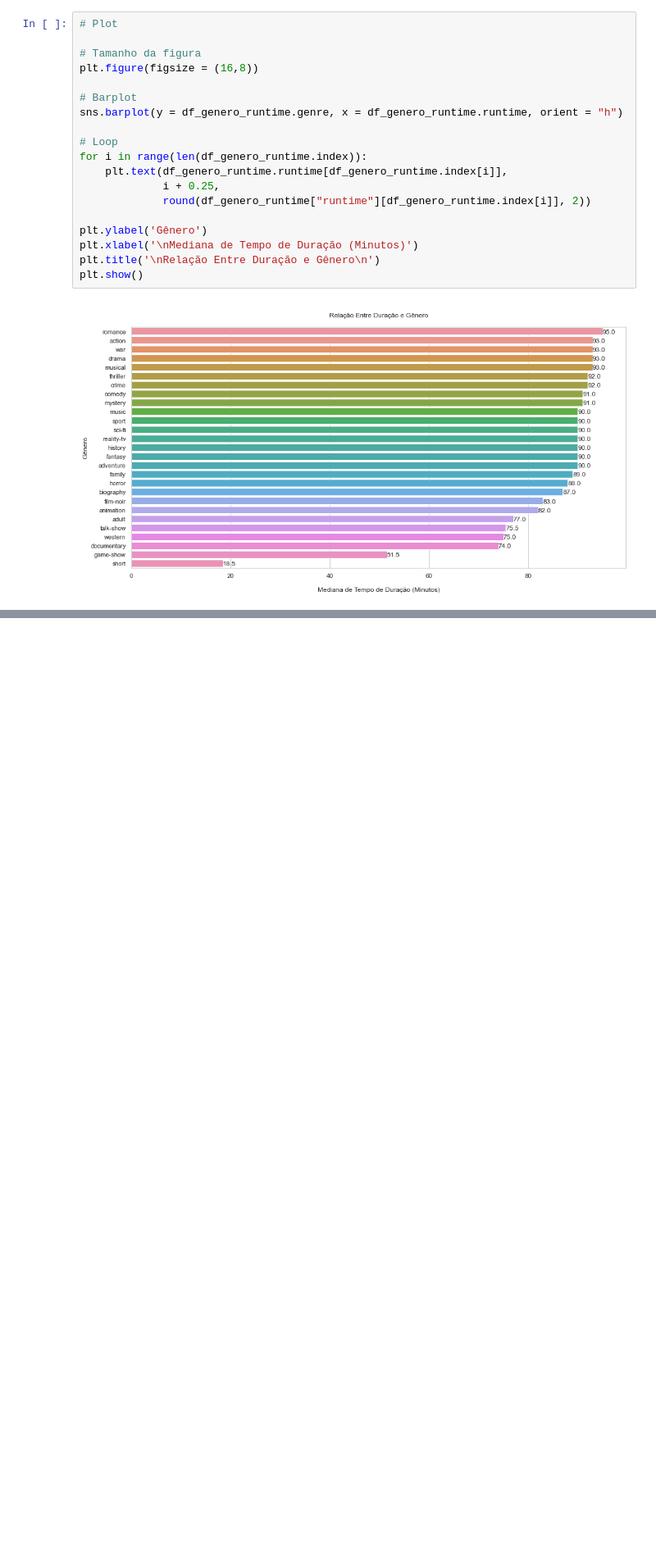
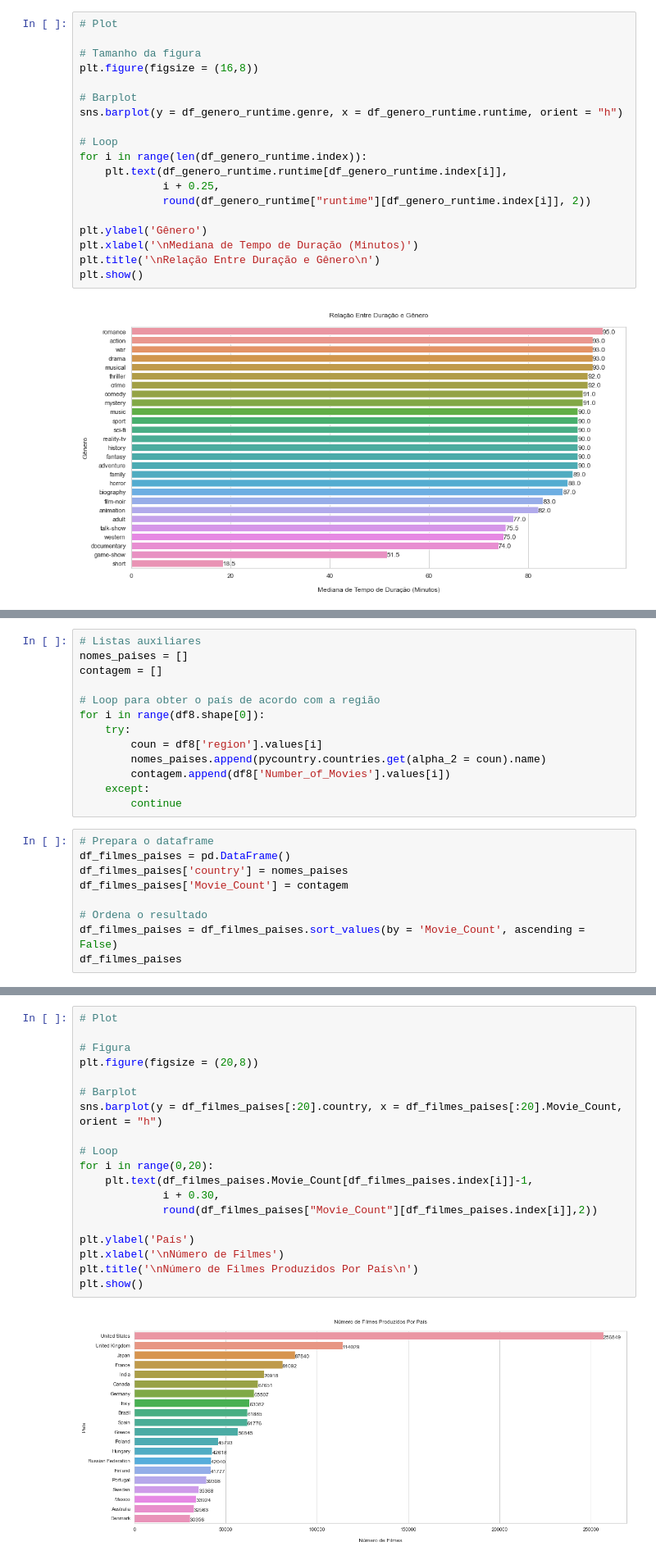
Before and after one commit to felipetac/imdb-data-analytics-python, a Jupyter notebook: imdb-data-analytics.ipynb, the cells around one changed output, grey strips where cells are left out. Shown: that part at 82% size. Drawn from its saved outputs; the diff is of its cells as text; blank space fills up the shorter version.

```diff
--- a/imdb-data-analytics.ipynb
+++ b/imdb-data-analytics.ipynb
@@ -734,0 +771,22 @@ plt.show()
+# %%
+# Listas auxiliares
+nomes_paises = []
+contagem = []
+
+# Loop para obter o país de acordo com a região
+for i in range(df8.shape[0]):
+    try:
+        coun = df8['region'].values[i]
+        nomes_paises.append(pycountry.countries.get(alpha_2 = coun).name)
+        contagem.append(df8['Number_of_Movies'].values[i])
+    except:
+        continue
+# %%
+# Prepara o dataframe
+df_filmes_paises = pd.DataFrame()
+df_filmes_paises['country'] = nomes_paises
+df_filmes_paises['Movie_Count'] = contagem
+
+# Ordena o resultado
+df_filmes_paises = df_filmes_paises.sort_values(by = 'Movie_Count', ascending = False)
+df_filmes_paises
@@ -734,0 +807,21 @@ plt.show()
+# %%
+# Plot
+
+# Figura
+plt.figure(figsize = (20,8))
+
+# Barplot
+sns.barplot(y = df_filmes_paises[:20].country, x = df_filmes_paises[:20].Movie_Count, orient = "h")
+
+# Loop
+for i in range(0,20):
+    plt.text(df_filmes_paises.Movie_Count[df_filmes_paises.index[i]]-1,
+             i + 0.30,
+             round(df_filmes_paises["Movie_Count"][df_filmes_paises.index[i]],2))
+
+plt.ylabel('País')
+plt.xlabel('\nNúmero de Filmes')
+plt.title('\nNúmero de Filmes Produzidos Por País\n')
+plt.show()
+# %% [output]
+[figure, added]
```
Also changed, not shown: parts of 9 cells of this notebook, 1 other file.
